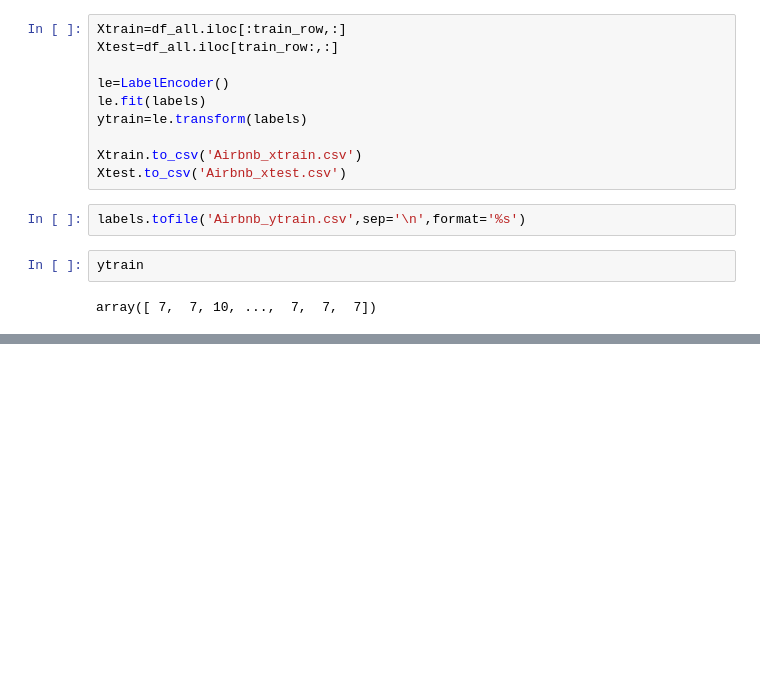
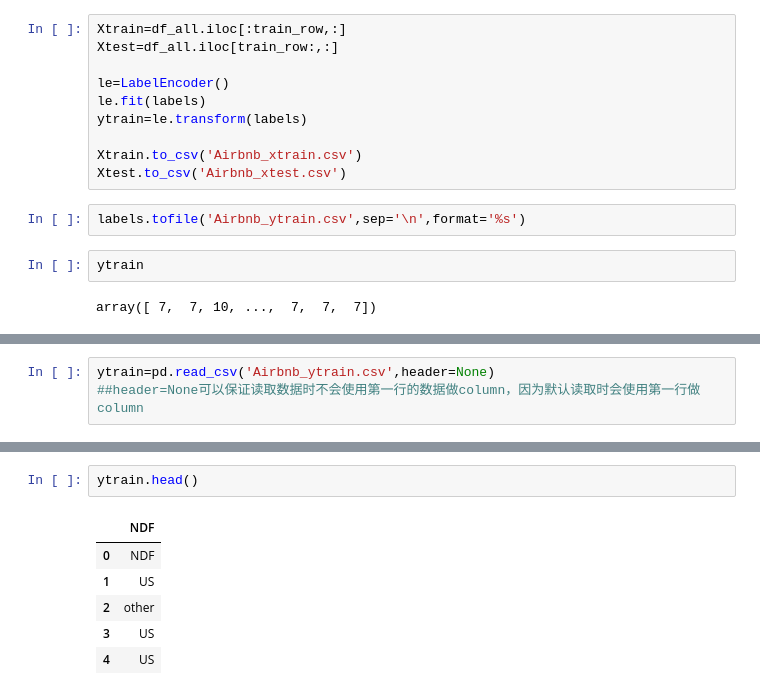
Before and after one commit to troywu666/Airbnb_data_analyse, a Jupyter notebook: 订房预测.ipynb, the cells around one changed output, grey strips where cells are left out. Drawn from its saved outputs; the diff is of its cells as text; blank space fills up the shorter version.

```diff
--- a/订房预测.ipynb
+++ b/订房预测.ipynb
@@ -850,0 +868,3 @@ array([ 7,  7, 10, ...,  7,  7,  7])
+# %%
+ytrain=pd.read_csv('Airbnb_ytrain.csv',header=None)
+##header=None可以保证读取数据时不会使用第一行的数据做column，因为默认读取时会使用第一行做column
@@ -850,0 +891,9 @@ array([ 7,  7, 10, ...,  7,  7,  7])
+# %%
+ytrain.head()
+# %% [output]
+|  | NDF |
+| 0 | NDF |
+| 1 | US |
+| 2 | other |
+| 3 | US |
+| 4 | US |
```
Also changed, not shown: parts of 17 cells of this notebook, 1 other file.
